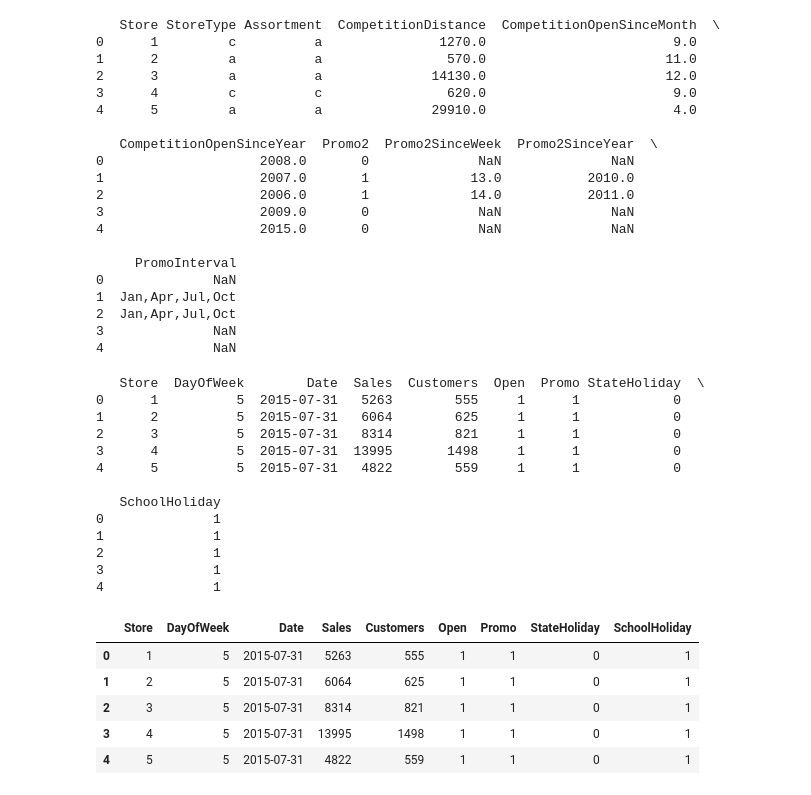
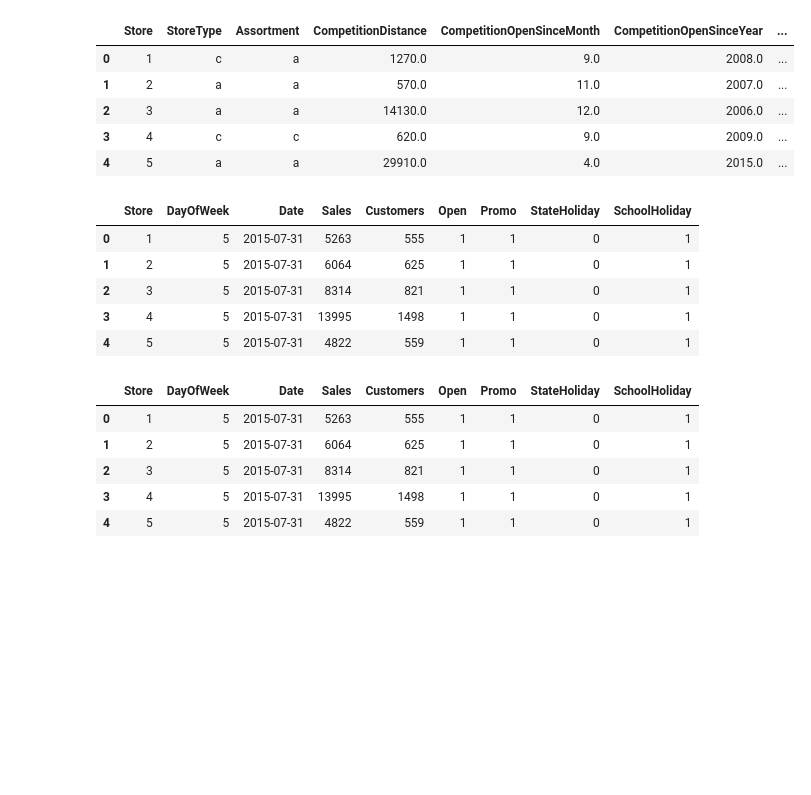
Before and after one commit to Naycat/DSR_mini_competition, a Jupyter notebook: cat bit.ipynb, the cells around one changed output. Saved outputs shown, nothing was run; the diff lists cells and outputs as text; code cells hidden in the pictures; blank space fills up the shorter version.

```diff
--- a/cat bit.ipynb
+++ b/cat bit.ipynb
@@ -4,47 +4,24 @@ import seaborn as sns
 import matplotlib.pyplot as plt
 # %%
 store_data = pd.read_csv('/Users/catarina/Documents/GitHub/DSR_Mini_Competition/data/rossmann-store-sales/store.csv')
-
-print(store_data.head())
+store_data.head()
 # %% [output]
-   Store StoreType Assortment  CompetitionDistance  CompetitionOpenSinceMonth  \
-0      1         c          a               1270.0                        9.0
-1      2         a          a                570.0                       11.0
-2      3         a          a              14130.0                       12.0
-3      4         c          c                620.0                        9.0
-4      5         a          a              29910.0                        4.0
-
-   CompetitionOpenSinceYear  Promo2  Promo2SinceWeek  Promo2SinceYear  \
-0                    2008.0       0              NaN              NaN
-1                    2007.0       1             13.0           2010.0
-2                    2006.0       1             14.0           2011.0
-3                    2009.0       0              NaN              NaN
-4                    2015.0       0              NaN              NaN
-
-     PromoInterval
-0              NaN
-1  Jan,Apr,Jul,Oct
-2  Jan,Apr,Jul,Oct
-3              NaN
-4              NaN
+|  | Store | StoreType | Assortment | CompetitionDistance | CompetitionOpenSinceMonth | CompetitionOpenSinceYear | ... |
+| 0 | 1 | c | a | 1270.0 | 9.0 | 2008.0 | ... |
+| 1 | 2 | a | a | 570.0 | 11.0 | 2007.0 | ... |
+| 2 | 3 | a | a | 14130.0 | 12.0 | 2006.0 | ... |
+| 3 | 4 | c | c | 620.0 | 9.0 | 2009.0 | ... |
+| 4 | 5 | a | a | 29910.0 | 4.0 | 2015.0 | ... |
 # %%
 train_data = pd.read_csv('/Users/catarina/Documents/GitHub/DSR_Mini_Competition/data/rossmann-store-sales/new_train.csv', index_col=0)
-
-print(train_data.head())
+train_data.head()
 # %% [output]
-   Store  DayOfWeek        Date  Sales  Customers  Open  Promo StateHoliday  \
-0      1          5  2015-07-31   5263        555     1      1            0
-1      2          5  2015-07-31   6064        625     1      1            0
-2      3          5  2015-07-31   8314        821     1      1            0
-3      4          5  2015-07-31  13995       1498     1      1            0
-4      5          5  2015-07-31   4822        559     1      1            0
-
-   SchoolHoliday
-0              1
-1              1
-2              1
-3              1
-4              1
+|  | Store | DayOfWeek | Date | Sales | Customers | Open | Promo | StateHoliday | SchoolHoliday |
+| 0 | 1 | 5 | 2015-07-31 | 5263 | 555 | 1 | 1 | 0 | 1 |
+| 1 | 2 | 5 | 2015-07-31 | 6064 | 625 | 1 | 1 | 0 | 1 |
+| 2 | 3 | 5 | 2015-07-31 | 8314 | 821 | 1 | 1 | 0 | 1 |
+| 3 | 4 | 5 | 2015-07-31 | 13995 | 1498 | 1 | 1 | 0 | 1 |
+| 4 | 5 | 5 | 2015-07-31 | 4822 | 559 | 1 | 1 | 0 | 1 |
 # %%
 pd.Categorical(train_data.StateHoliday)
 train_data.SchoolHoliday.astype('category')
```
Also changed, not shown: parts of 2 cells of this notebook, 1 other file.
